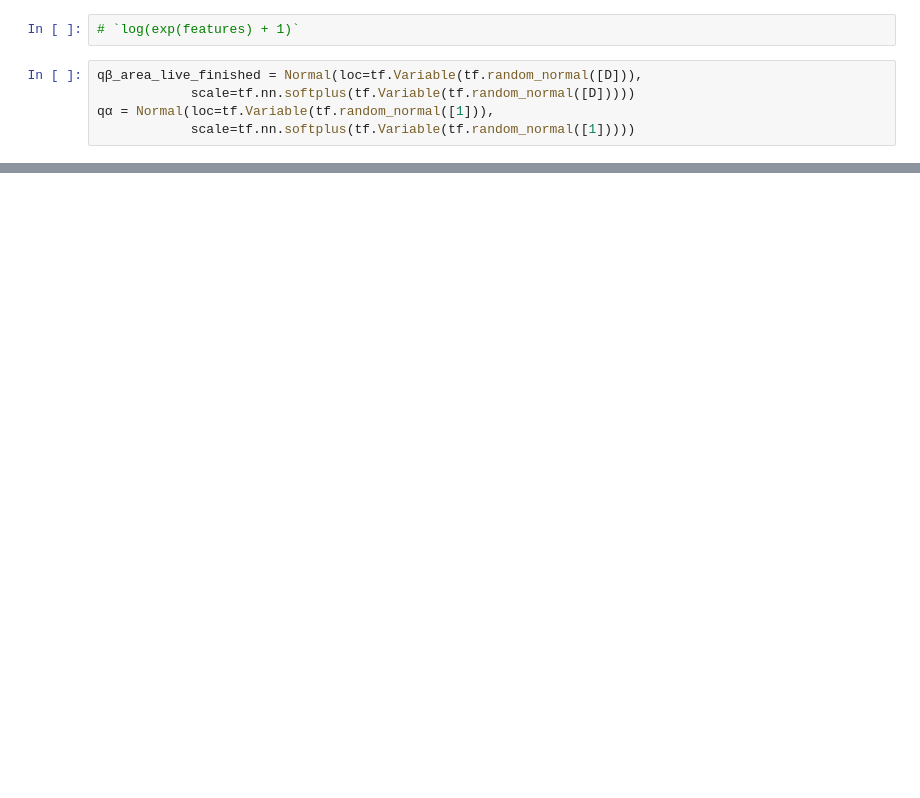
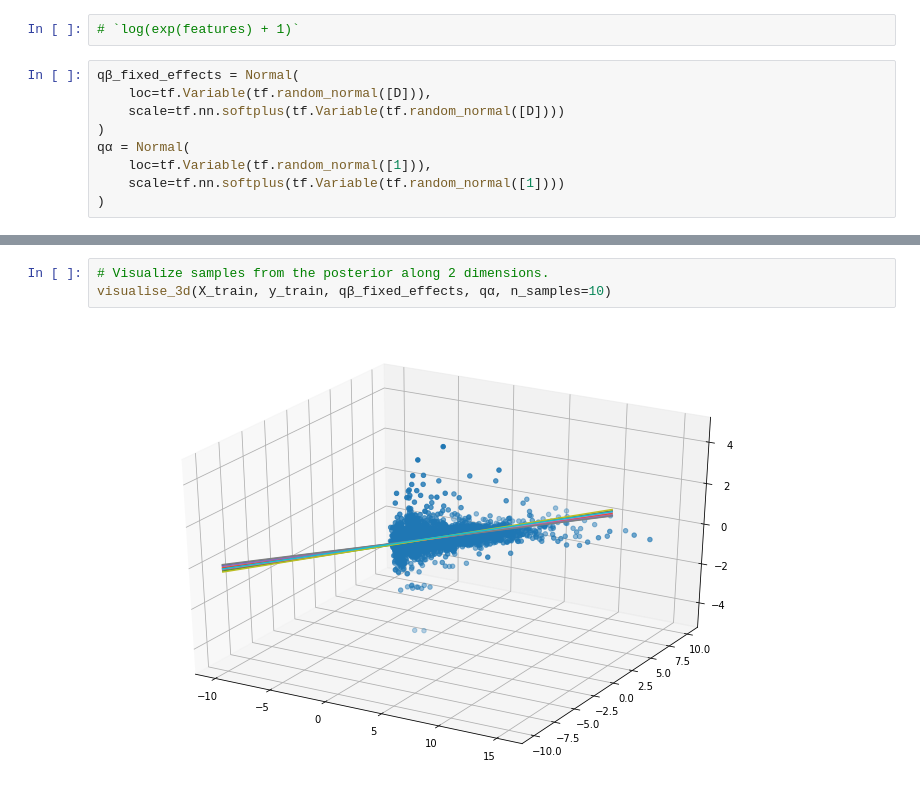
Before and after one commit to cavaunpeu/random-effects-neural-networks, a Jupyter notebook: zillow.ipynb, the cells around one changed output, grey strips where cells are left out. Saved outputs shown, nothing was run; the diff lists cells and outputs as text; blank space fills up the shorter version.

```diff
--- a/zillow.ipynb
+++ b/zillow.ipynb
@@ -136,8 +152,12 @@ y = Normal(loc=ed.dot(area_live_finished, β_area_live_finished) + α, scale=tf.
 # %%
 # `log(exp(features) + 1)`
 # %%
-qβ_area_live_finished = Normal(loc=tf.Variable(tf.random_normal([D])),
-            scale=tf.nn.softplus(tf.Variable(tf.random_normal([D]))))
-qα = Normal(loc=tf.Variable(tf.random_normal([1])),
-            scale=tf.nn.softplus(tf.Variable(tf.random_normal([1]))))
+qβ_fixed_effects = Normal(
+    loc=tf.Variable(tf.random_normal([D])),
+    scale=tf.nn.softplus(tf.Variable(tf.random_normal([D])))
+)
+qα = Normal(
+    loc=tf.Variable(tf.random_normal([1])),
+    scale=tf.nn.softplus(tf.Variable(tf.random_normal([1])))
+)
 # %%
@@ -180,2 +212,7 @@ def visualise(X_data, y_data, w, b, n_samples=10):
+# %%
+# Visualize samples from the posterior along 2 dimensions.
+visualise_3d(X_train, y_train, qβ_fixed_effects, qα, n_samples=10)
+# %% [output]
+[figure, added]
 # %%
 # Visualize samples from the prior.
```
Also changed, not shown: parts of 15 cells of this notebook.
